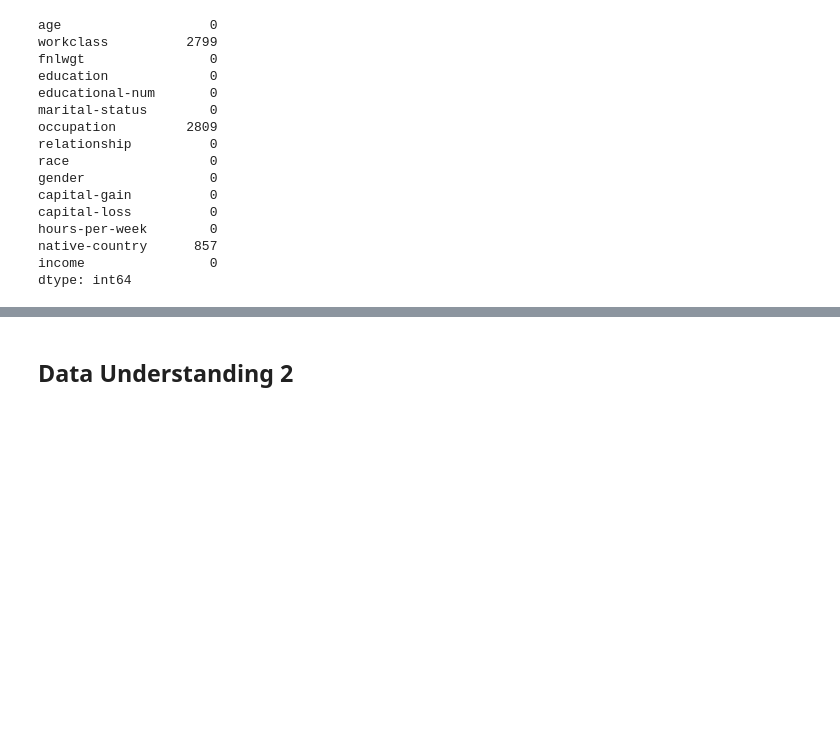
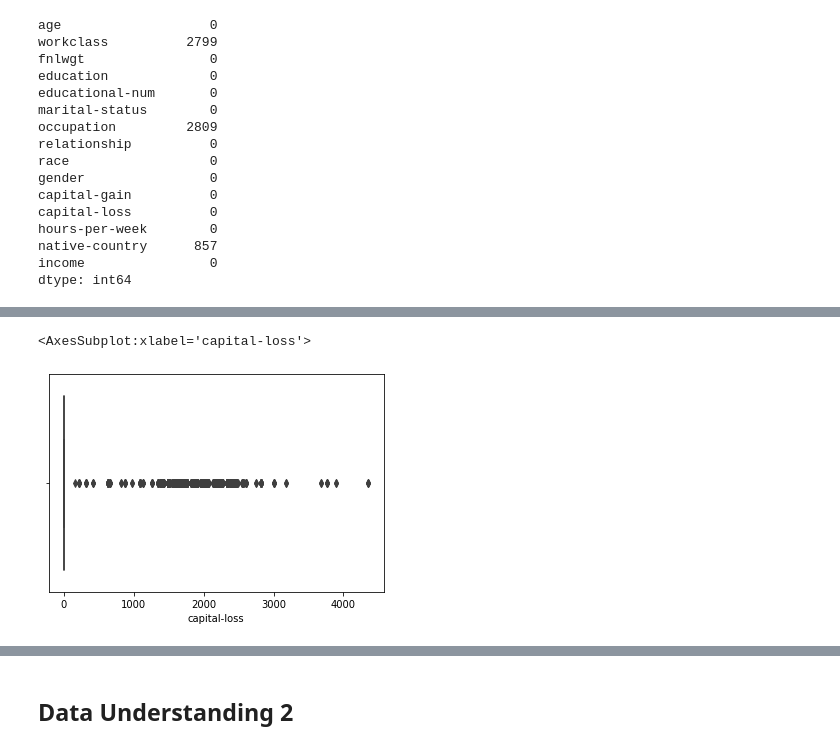
Before and after one commit to j-dominguez9/ML1_Proj1, a Jupyter notebook: Lab3/lab3.ipynb, the cells around one changed output, grey strips where cells are left out. Saved outputs shown, nothing was run; the diff lists cells and outputs as text; code cells hidden in the pictures; blank space fills up the shorter version.

```diff
--- a/Lab3/lab3.ipynb
+++ b/Lab3/lab3.ipynb
@@ -263,0 +309,5 @@ dtype: int64
+# %%
+sns.boxplot(df['capital-loss'])
+# %% [output]
+<AxesSubplot:xlabel='capital-loss'>
+[figure, added]
```
Also changed, not shown: parts of 21 cells of this notebook.
